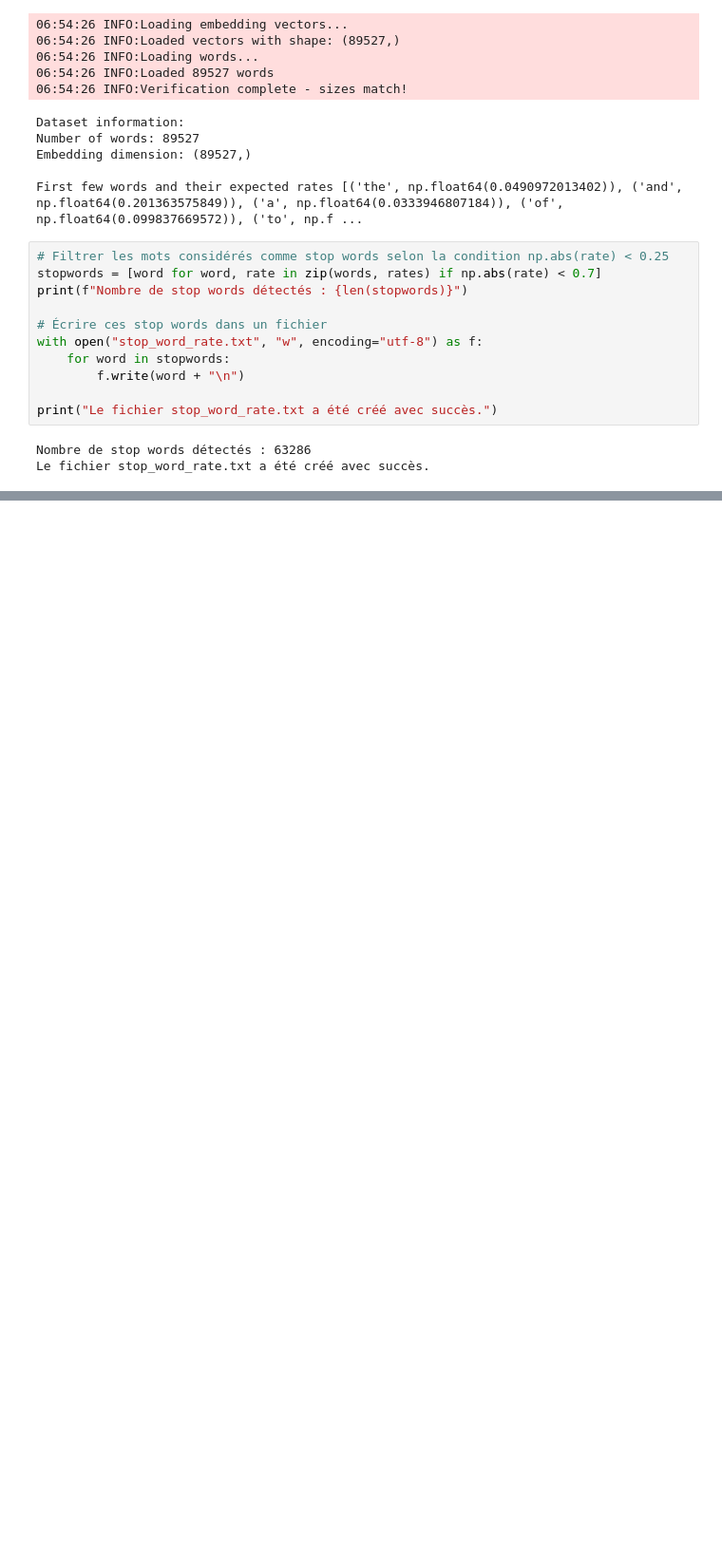
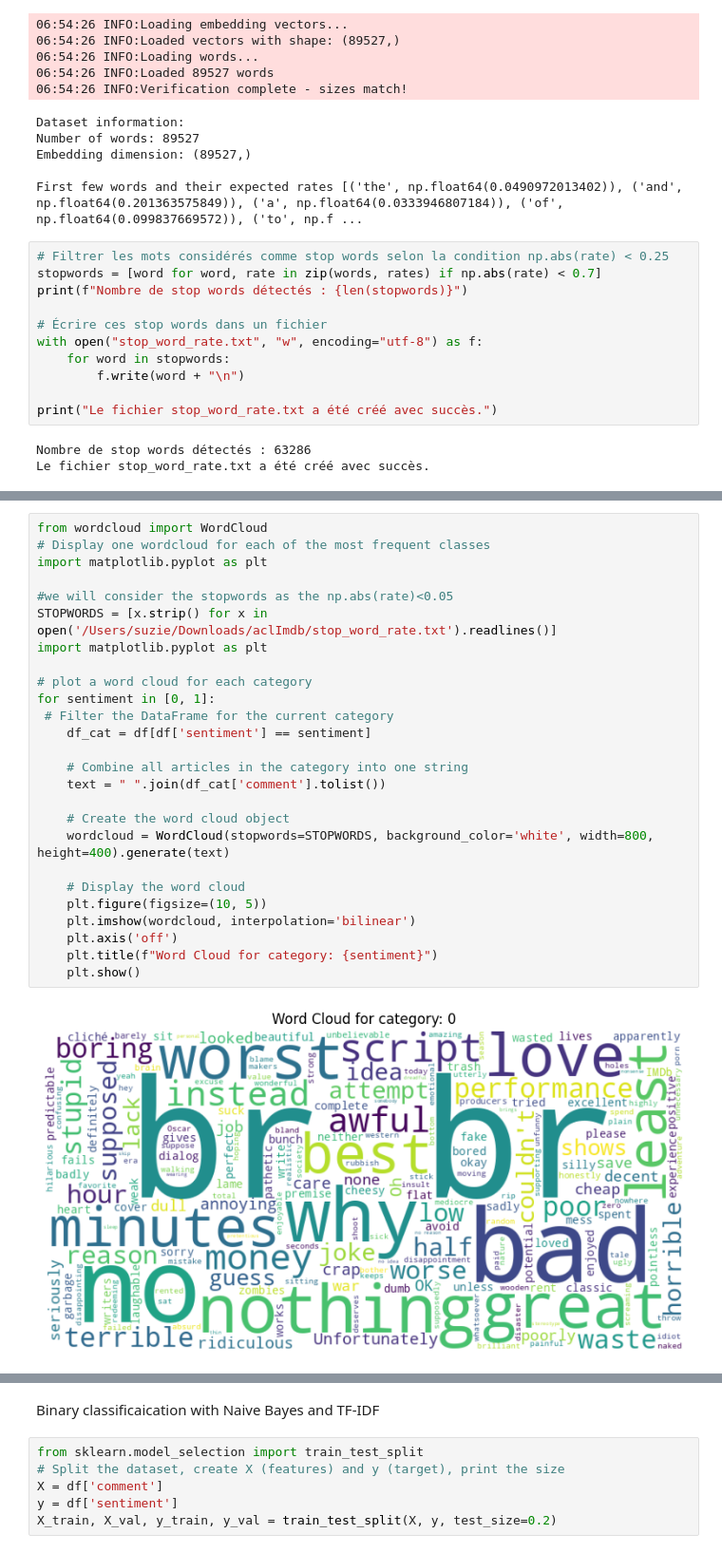
Before and after one commit to mchabrol/NLP-sentiment-analysis, a Jupyter notebook: analysis.ipynb, the cells around one changed output, grey strips where cells are left out. Shown at 95% size. Drawn from its saved outputs; the diff is of its cells as text; blank space fills up the shorter version.

Commit message:
first classif

```diff
--- a/analysis.ipynb
+++ b/analysis.ipynb
@@ -164,0 +167,28 @@ for rate in [1, 2, 3, 4, 7, 8, 9, 10]:
+# %%
+from wordcloud import WordCloud
+# Display one wordcloud for each of the most frequent classes
+import matplotlib.pyplot as plt
+
+#we will consider the stopwords as the np.abs(rate)<0.05
+STOPWORDS = [x.strip() for x in open('/Users/suzie/Downloads/aclImdb/stop_word_rate.txt').readlines()]
+import matplotlib.pyplot as plt
+
+# plot a word cloud for each category
+for sentiment in [0, 1]:
+ # Filter the DataFrame for the current category
+    df_cat = df[df['sentiment'] == sentiment]
+
+    # Combine all articles in the category into one string
+    text = " ".join(df_cat['comment'].tolist())
+
+    # Create the word cloud object
+    wordcloud = WordCloud(stopwords=STOPWORDS, background_color='white', width=800, height=400).generate(text)
+
+    # Display the word cloud
+    plt.figure(figsize=(10, 5))
+    plt.imshow(wordcloud, interpolation='bilinear')
+    plt.axis('off')
+    plt.title(f"Word Cloud for category: {sentiment}")
+    plt.show()
+# %% [output]
+[figure, added]
@@ -164,0 +196,8 @@ for rate in [1, 2, 3, 4, 7, 8, 9, 10]:
+# %% [markdown]
+Binary classificaication with Naive Bayes and TF-IDF
+# %%
+from sklearn.model_selection import train_test_split
+# Split the dataset, create X (features) and y (target), print the size
+X = df['comment']
+y = df['sentiment']
+X_train, X_val, y_train, y_val = train_test_split(X, y, test_size=0.2)
```
Also changed, not shown: parts of 5 cells of this notebook.
